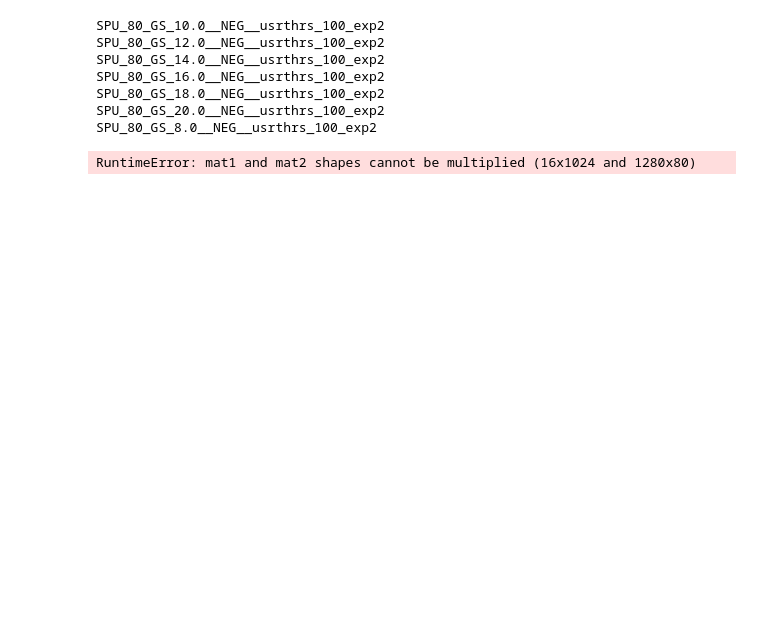
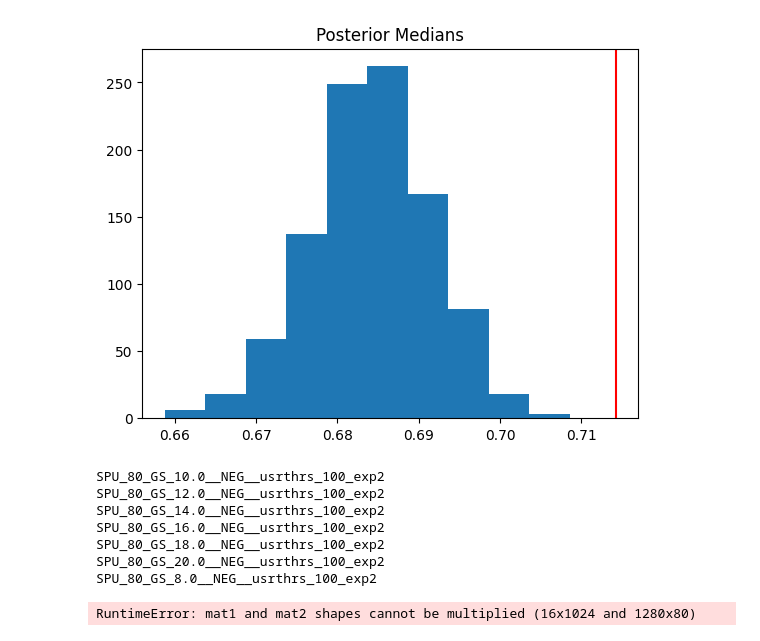
Before and after one commit to gapatron/REBECA, a Jupyter notebook: notebooks/classifier_test_scores.ipynb, the cells around one changed output. Cells and saved outputs as stored; diff of their text form; code cells hidden in the pictures; blank space fills up the shorter version.

```diff
--- a/notebooks/classifier_test_scores.ipynb
+++ b/notebooks/classifier_test_scores.ipynb
@@ -55,3 +110,10 @@ C:\Users\Gabriel\.cache\huggingface\hub\models--stabilityai--stable-diffusion-xl
+# %%
+plt.hist(perm_posterior_medians)
+plt.axvline(real_posterior_avgs.median(), color='red')
+plt.title("Posterior Medians")
+plt.show()
+# %% [output]
+[figure, added]
 # %%
 PR_DIR = "../data/flickr/evaluation/diffusion_priors/models/samples/test"
 
```
Also changed, not shown: parts of 21 cells of this notebook.
